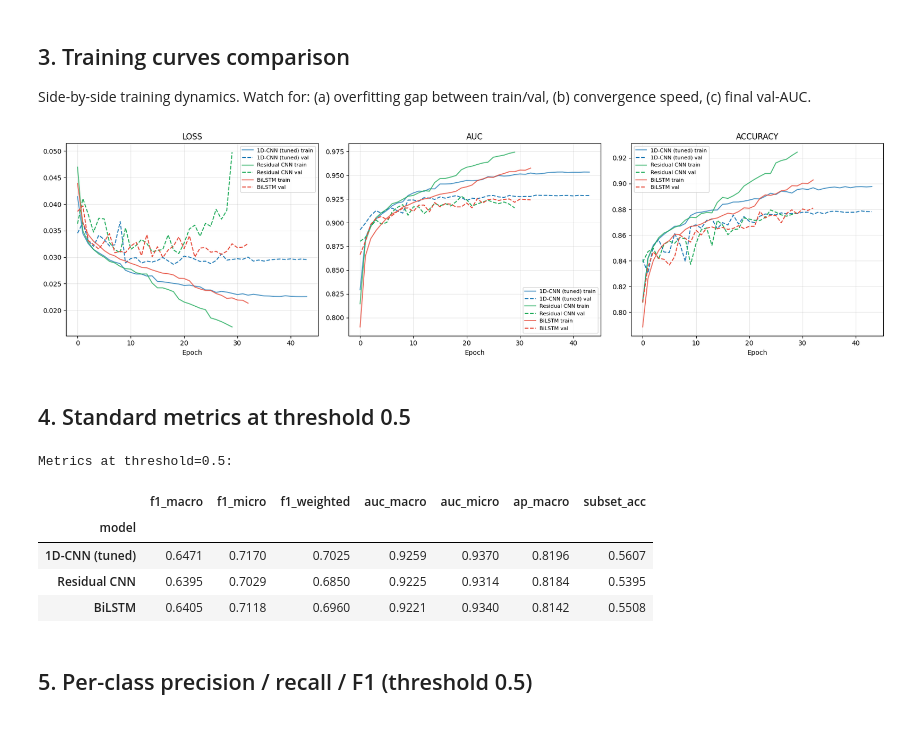
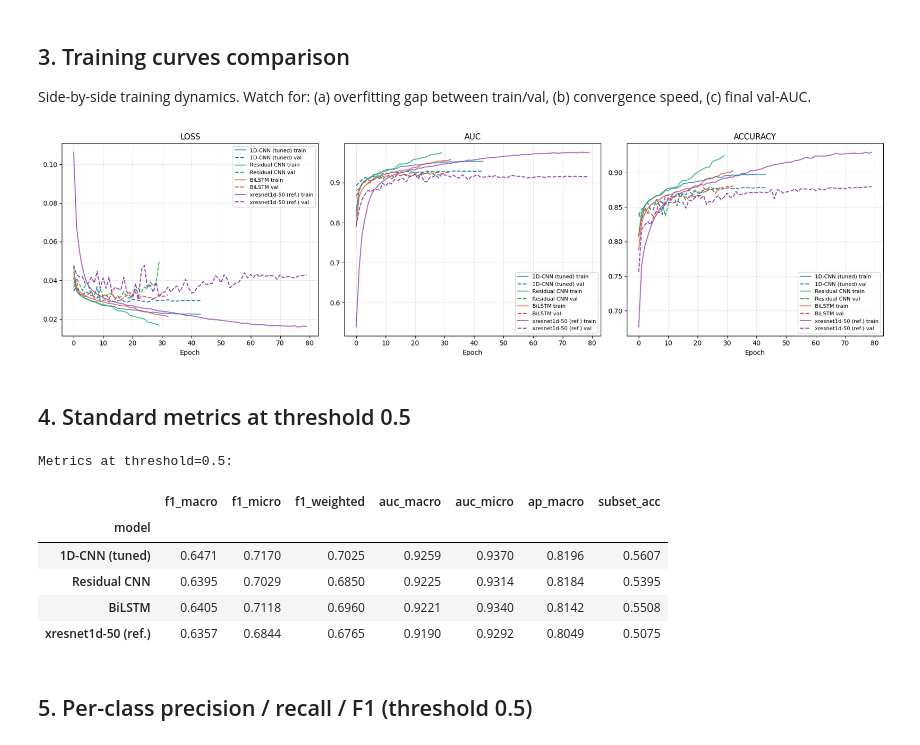
Before and after one commit to h676669/255PRosjekt_ECG, a Jupyter notebook: model_comparison.ipynb, the cells around one changed output. Drawn from its saved outputs; the diff is of its cells as text; code cells hidden in the pictures.

Commit message:
xresnet lagt til comparison

```diff
--- a/model_comparison.ipynb
+++ b/model_comparison.ipynb
@@ -43,8 +43,13 @@ X_val,  y_val  = data["X_val"],  data["y_val"]
 X_test, y_test = data["X_test"], data["y_test"]
 
 # Load models
-MODEL_NAMES = ["cnn", "rescnn", "lstm"]
-MODEL_LABELS = {"cnn": "1D-CNN (tuned)", "rescnn": "Residual CNN", "lstm": "BiLSTM"}
+MODEL_NAMES = ["cnn", "rescnn", "lstm", "xresnet1d"]
+MODEL_LABELS = {
+    "cnn":        "1D-CNN (tuned)",
+    "rescnn":     "Residual CNN",
+    "lstm":       "BiLSTM",
+    "xresnet1d":  "xresnet1d-50 (ref.)",
+}
 models = {
     name: keras.saving.load_model(os.path.join(ART_DIR, f"ecg_{name}_final.keras"),
                                   compile=False)
@@ -116,21 +105,21 @@ Side-by-side training dynamics. Watch for: (a) overfitting gap between
 train/val, (b) convergence speed, (c) final val-AUC.
 # %%
 fig, axes = plt.subplots(1, 3, figsize=(18, 5))
-colors = {"cnn": "#2980b9", "rescnn": "#27ae60", "lstm": "#e74c3c"}
+colors = {"cnn": "#2980b9", "rescnn": "#27ae60", "lstm": "#e74c3c", "xresnet1d": "#8e44ad"}
 
 for ax, metric in zip(axes, ["loss", "auc", "accuracy"]):
     for name, h in histories.items():
         if metric in h:
             ax.plot(h[metric], color=colors[name], linestyle="-",
                     label=f"{MODEL_LABELS[name]} train", alpha=0.8)
             ax.plot(h.get(f"val_{metric}", []), color=colors[name],
                     linestyle="--", label=f"{MODEL_LABELS[name]} val")
     ax.set_title(metric.upper()); ax.set_xlabel("Epoch")
     ax.grid(alpha=0.3); ax.legend(fontsize=8)
 
 plt.tight_layout(); plt.savefig("curves_comparison.png", dpi=150); plt.show()
 # %% [output]
-[figure, old version]
+[figure, new version]
 # %% [markdown]
 ## 4. Standard metrics at threshold 0.5
 # %%
@@ -164,6 +153,7 @@ Metrics at threshold=0.5:
 | 1D-CNN (tuned) | 0.6471 | 0.7170 | 0.7025 | 0.9259 | 0.9370 | 0.8196 | 0.5607 |
 | Residual CNN | 0.6395 | 0.7029 | 0.6850 | 0.9225 | 0.9314 | 0.8184 | 0.5395 |
 | BiLSTM | 0.6405 | 0.7118 | 0.6960 | 0.9221 | 0.9340 | 0.8142 | 0.5508 |
+| xresnet1d-50 (ref.) | 0.6357 | 0.6844 | 0.6765 | 0.9190 | 0.9292 | 0.8049 | 0.5075 |
 # %% [markdown]
 ## 5. Per-class precision / recall / F1 (threshold 0.5)
 # %%
```
Also changed, not shown: parts of 8 cells of this notebook, 1 other file.
